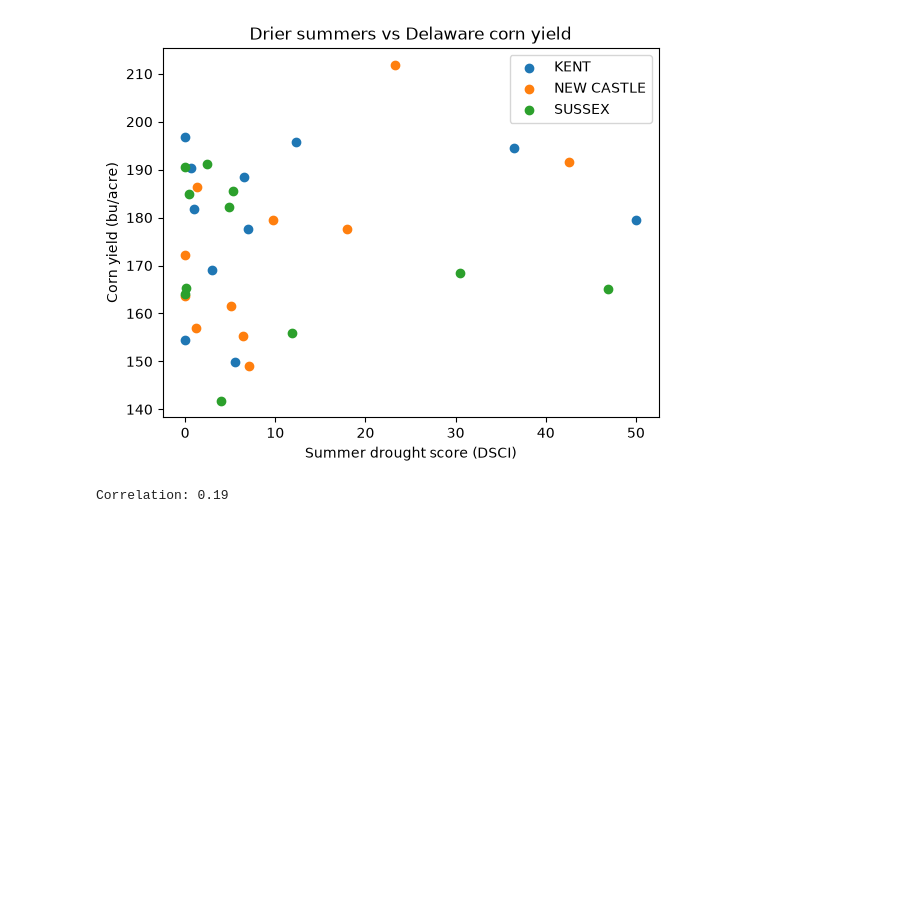
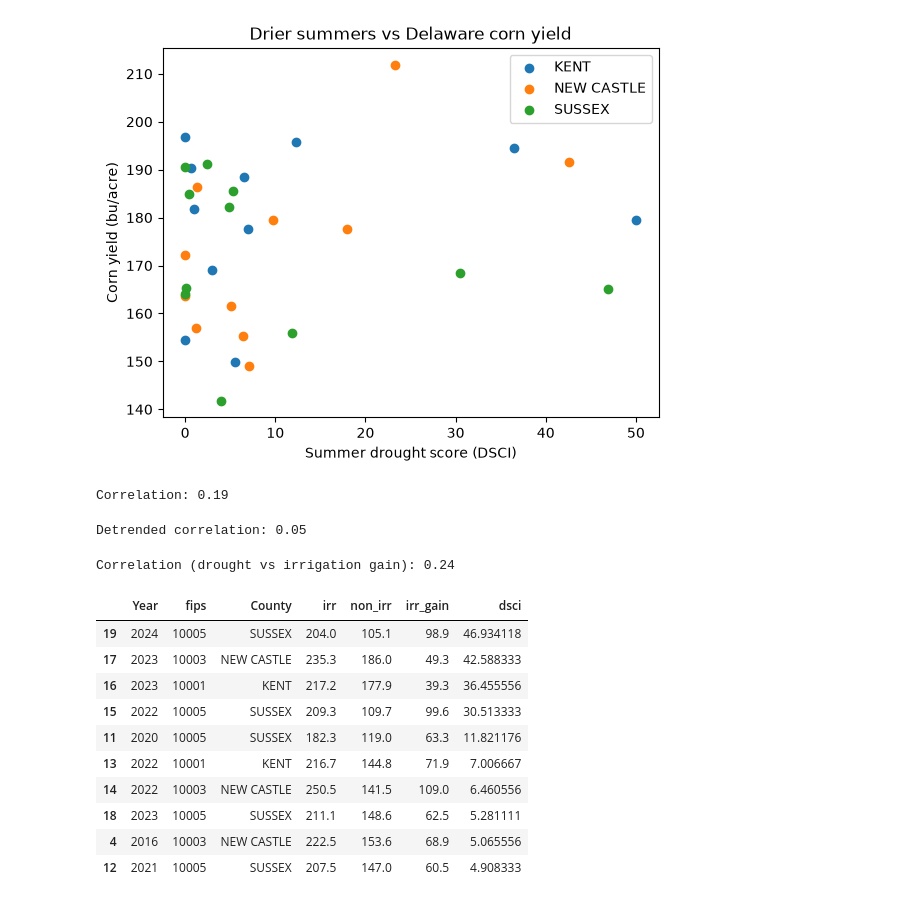
Before and after one commit to lod23/agri-hackathon, a Jupyter notebook: notebooks/explore.ipynb, the cells around one changed output. Cells and saved outputs as stored; diff of their text form; code cells hidden in the pictures; blank space fills up the shorter version.

```diff
--- a/notebooks/explore.ipynb
+++ b/notebooks/explore.ipynb
@@ -124,3 +124,44 @@ print("Correlation:", merged["dsci"].corr(merged["yield_bu_acre"]).round(2))
 # %% [output]
 [figure]
 Correlation: 0.19
+# %%
+import numpy as np
+
+def detrend(g):
+    p = np.polyfit(g["Year"], g["yield_bu_acre"], 1)
+    g = g.copy()
+    g["yield_anom"] = g["yield_bu_acre"] - np.polyval(p, g["Year"])
+    return g
+
+m2 = merged.groupby("County", group_keys=False).apply(detrend)
+print("Detrended correlation:", m2["dsci"].corr(m2["yield_anom"]).round(2))
+# %% [output]
+Detrended correlation: 0.05
+# %%
+irr = yields[
+    yields["Data Item"].str.contains("IRRIGATED - YIELD, MEASURED IN BU / ACRE")
+    & (yields["County"] != "OTHER COUNTIES")
+].copy()
+irr["type"] = np.where(irr["Data Item"].str.contains("NON-IRRIGATED"), "non_irr", "irr")
+irr["val"] = pd.to_numeric(irr["Value"].astype(str).str.replace(",", ""), errors="coerce")
+irr["fips"] = "10" + irr["County ANSI"]
+
+gap = irr.pivot_table(index=["Year", "fips", "County"], columns="type", values="val").dropna().reset_index()
+gap["irr_gain"] = gap["irr"] - gap["non_irr"]
+gap = gap.merge(dyear, on=["fips", "Year"])
+
+print("Correlation (drought vs irrigation gain):", gap["dsci"].corr(gap["irr_gain"]).round(2))
+gap.sort_values("dsci", ascending=False).head(10)
+# %% [output]
+Correlation (drought vs irrigation gain): 0.24
+|  | Year | fips | County | irr | non_irr | irr_gain | dsci |
+| 19 | 2024 | 10005 | SUSSEX | 204.0 | 105.1 | 98.9 | 46.934118 |
+| 17 | 2023 | 10003 | NEW CASTLE | 235.3 | 186.0 | 49.3 | 42.588333 |
+| 16 | 2023 | 10001 | KENT | 217.2 | 177.9 | 39.3 | 36.455556 |
+| 15 | 2022 | 10005 | SUSSEX | 209.3 | 109.7 | 99.6 | 30.513333 |
+| 11 | 2020 | 10005 | SUSSEX | 182.3 | 119.0 | 63.3 | 11.821176 |
+| 13 | 2022 | 10001 | KENT | 216.7 | 144.8 | 71.9 | 7.006667 |
+| 14 | 2022 | 10003 | NEW CASTLE | 250.5 | 141.5 | 109.0 | 6.460556 |
+| 18 | 2023 | 10005 | SUSSEX | 211.1 | 148.6 | 62.5 | 5.281111 |
+| 4 | 2016 | 10003 | NEW CASTLE | 222.5 | 153.6 | 68.9 | 5.065556 |
+| 12 | 2021 | 10005 | SUSSEX | 207.5 | 147.0 | 60.5 | 4.908333 |
```
Also changed, not shown: parts of 3 cells of this notebook, 2 other files.
